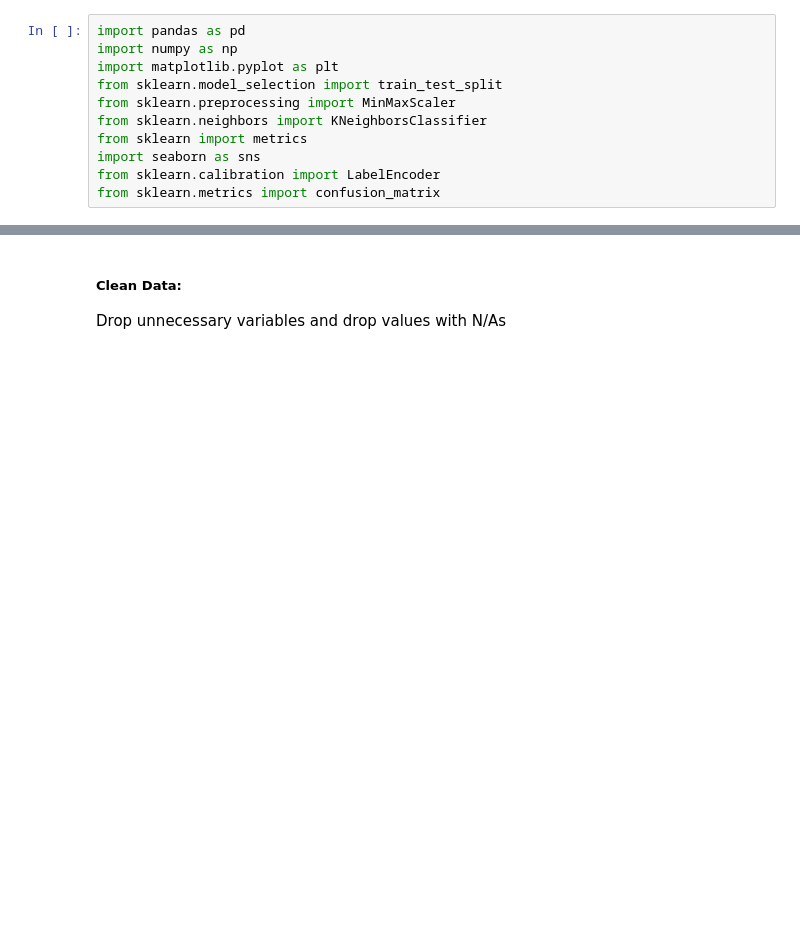
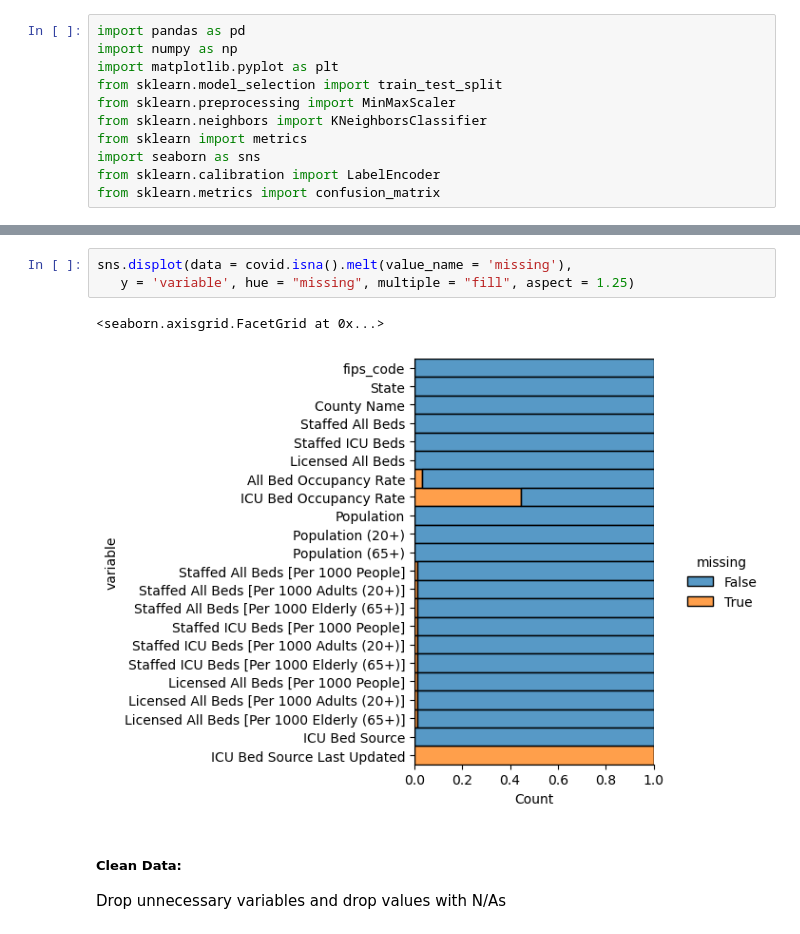
Before and after one commit to CourtneyN387/DS3001-Final, a Jupyter notebook: ds3001-final.ipynb, the cells around one changed output, grey strips where cells are left out. Drawn from its saved outputs; the diff is of its cells as text; blank space fills up the shorter version.

```diff
--- a/ds3001-final.ipynb
+++ b/ds3001-final.ipynb
@@ -56,6 +53,12 @@ Data columns (total 22 columns):
  21  ICU Bed Source Last Updated                 2 non-null      object
 dtypes: float64(17), int64(1), object(4)
 memory usage: 436.2+ KB
+# %%
+sns.displot(data = covid.isna().melt(value_name = 'missing'),
+   y = 'variable', hue = "missing", multiple = "fill", aspect = 1.25)
+# %% [output]
+<seaborn.axisgrid.FacetGrid at 0x...>
+[figure, added]
 # %% [markdown]
 ##### **Clean Data:**
 Drop unnecessary variables and drop values with N/As
```
Also changed, not shown: parts of 50 cells of this notebook.
